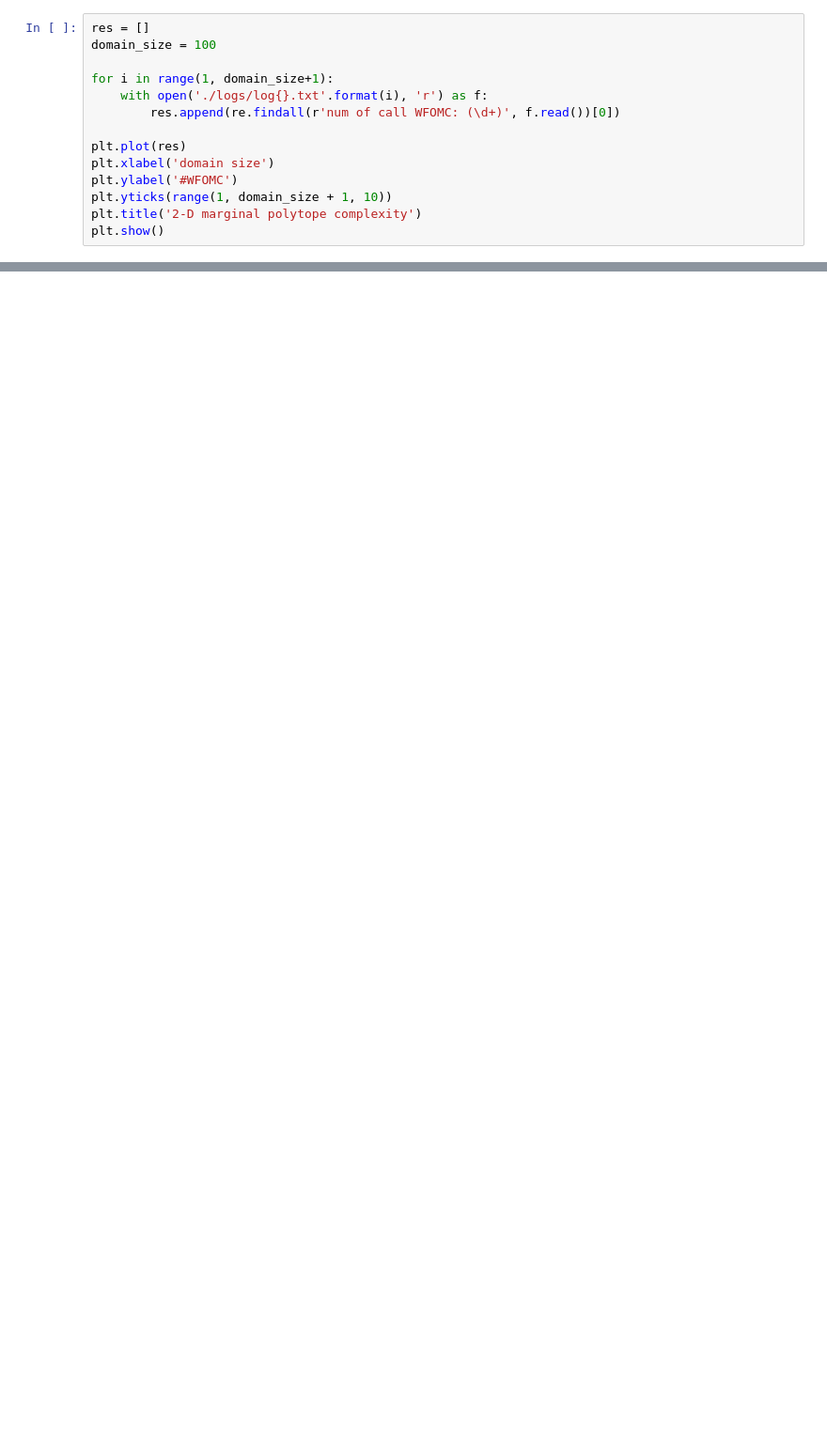
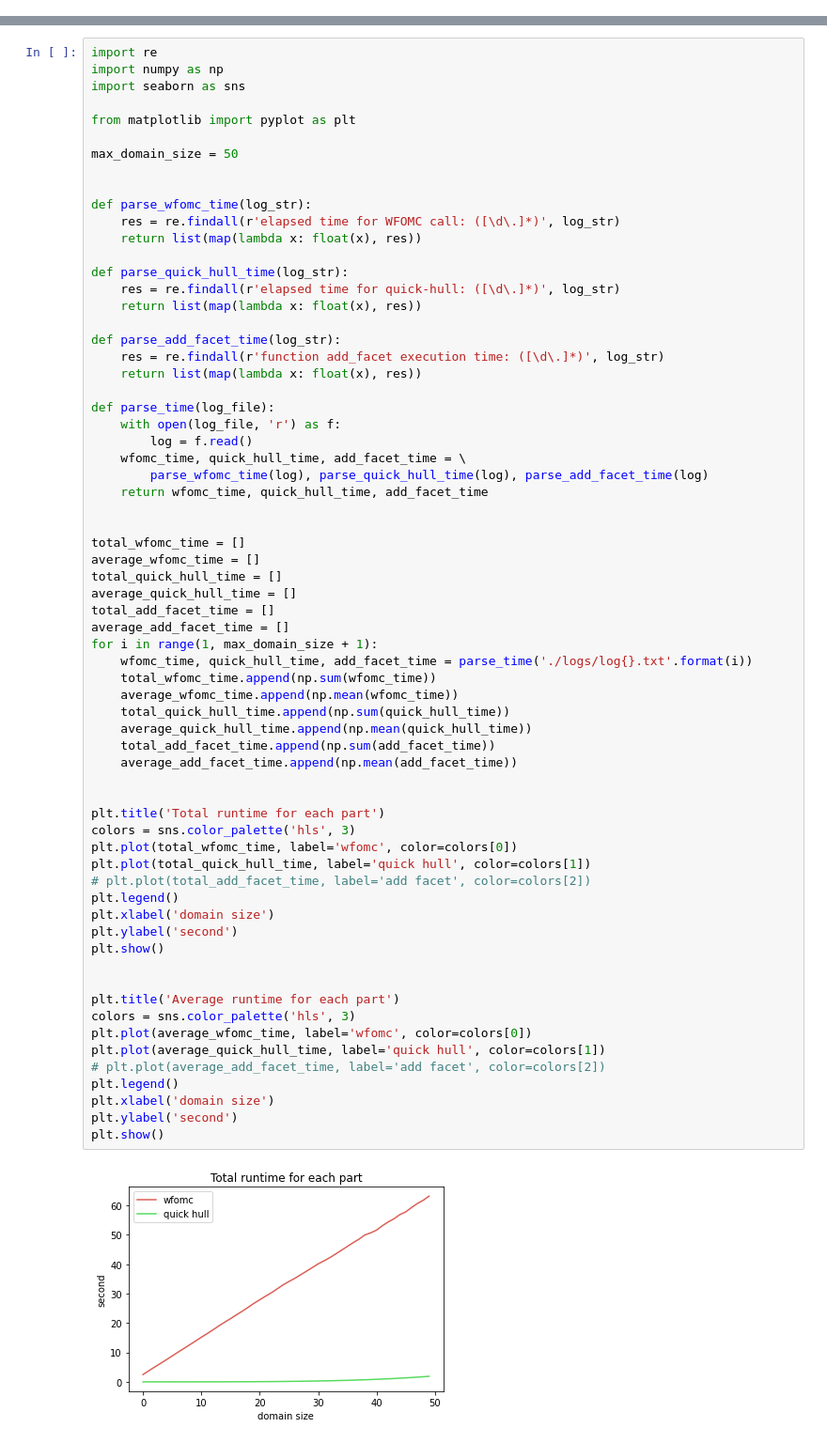
Before and after one commit to lucienwang1009/marginal_polytope, a Jupyter notebook: plot.ipynb, the cells around one changed output, grey strips where cells are left out. Shown: that part at 94% size. Cells and saved outputs as stored; diff of their text form; blank space fills up the shorter version.

```diff
--- a/plot.ipynb
+++ b/plot.ipynb
@@ -5,14 +0,0 @@ from matplotlib import pyplot as plt
-# %%
-res = []
-domain_size = 100
-
-for i in range(1, domain_size+1):
-    with open('./logs/log{}.txt'.format(i), 'r') as f:
-        res.append(re.findall(r'num of call WFOMC: (\d+)', f.read())[0])
-
-plt.plot(res)
-plt.xlabel('domain size')
-plt.ylabel('#WFOMC')
-plt.yticks(range(1, domain_size + 1, 10))
-plt.title('2-D marginal polytope complexity')
-plt.show()
@@ -20,0 +4,68 @@ plt.show()
+# %%
+import re
+import numpy as np
+import seaborn as sns
+
+from matplotlib import pyplot as plt
+
+max_domain_size = 50
+
+
+def parse_wfomc_time(log_str):
+    res = re.findall(r'elapsed time for WFOMC call: ([\d\.]*)', log_str)
+    return list(map(lambda x: float(x), res))
+
+def parse_quick_hull_time(log_str):
+    res = re.findall(r'elapsed time for quick-hull: ([\d\.]*)', log_str)
+    return list(map(lambda x: float(x), res))
+
+def parse_add_facet_time(log_str):
+    res = re.findall(r'function add_facet execution time: ([\d\.]*)', log_str)
+    return list(map(lambda x: float(x), res))
+
+def parse_time(log_file):
+    with open(log_file, 'r') as f:
+        log = f.read()
+    wfomc_time, quick_hull_time, add_facet_time = \
+        parse_wfomc_time(log), parse_quick_hull_time(log), parse_add_facet_time(log)
+    return wfomc_time, quick_hull_time, add_facet_time
+
+
+total_wfomc_time = []
+average_wfomc_time = []
+total_quick_hull_time = []
+average_quick_hull_time = []
+total_add_facet_time = []
+average_add_facet_time = []
+for i in range(1, max_domain_size + 1):
+    wfomc_time, quick_hull_time, add_facet_time = parse_time('./logs/log{}.txt'.format(i))
+    total_wfomc_time.append(np.sum(wfomc_time))
+    average_wfomc_time.append(np.mean(wfomc_time))
+    total_quick_hull_time.append(np.sum(quick_hull_time))
+    average_quick_hull_time.append(np.mean(quick_hull_time))
+    total_add_facet_time.append(np.sum(add_facet_time))
+    average_add_facet_time.append(np.mean(add_facet_time))
+
+
+plt.title('Total runtime for each part')
+colors = sns.color_palette('hls', 3)
+plt.plot(total_wfomc_time, label='wfomc', color=colors[0])
+plt.plot(total_quick_hull_time, label='quick hull', color=colors[1])
+# plt.plot(total_add_facet_time, label='add facet', color=colors[2])
+plt.legend()
+plt.xlabel('domain size')
+plt.ylabel('second')
+plt.show()
+
+
+plt.title('Average runtime for each part')
+colors = sns.color_palette('hls', 3)
+plt.plot(average_wfomc_time, label='wfomc', color=colors[0])
+plt.plot(average_quick_hull_time, label='quick hull', color=colors[1])
+# plt.plot(average_add_facet_time, label='add facet', color=colors[2])
+plt.legend()
+plt.xlabel('domain size')
+plt.ylabel('second')
+plt.show()
+# %% [output]
+[figure, added]
```
Also changed, not shown: parts of 5 cells of this notebook, 6 other files.
